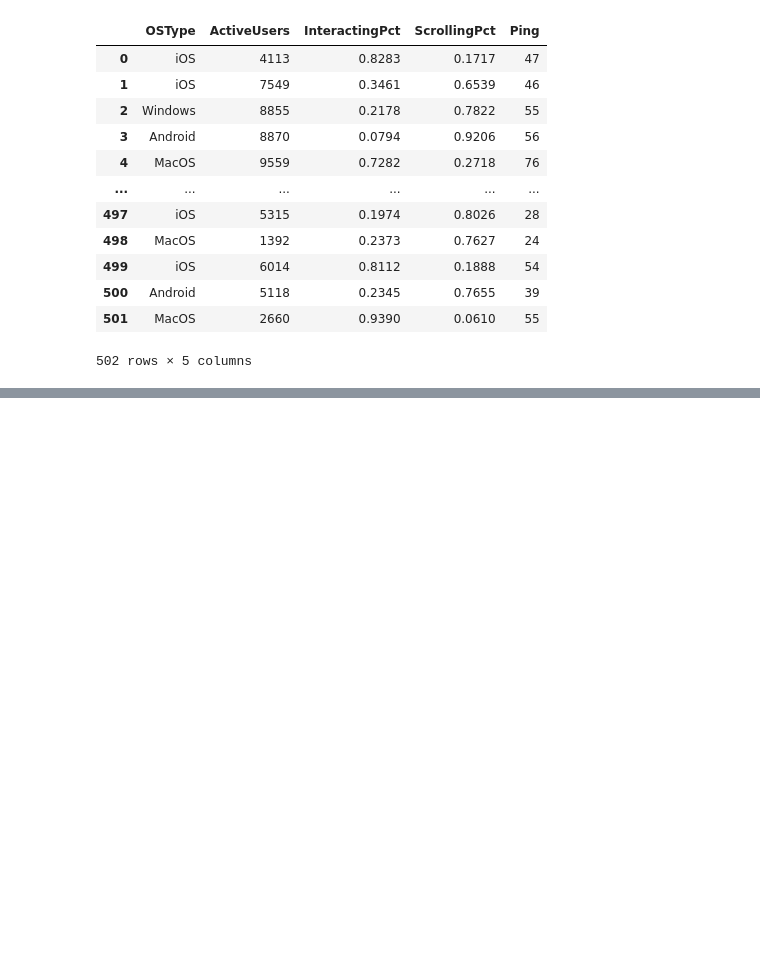
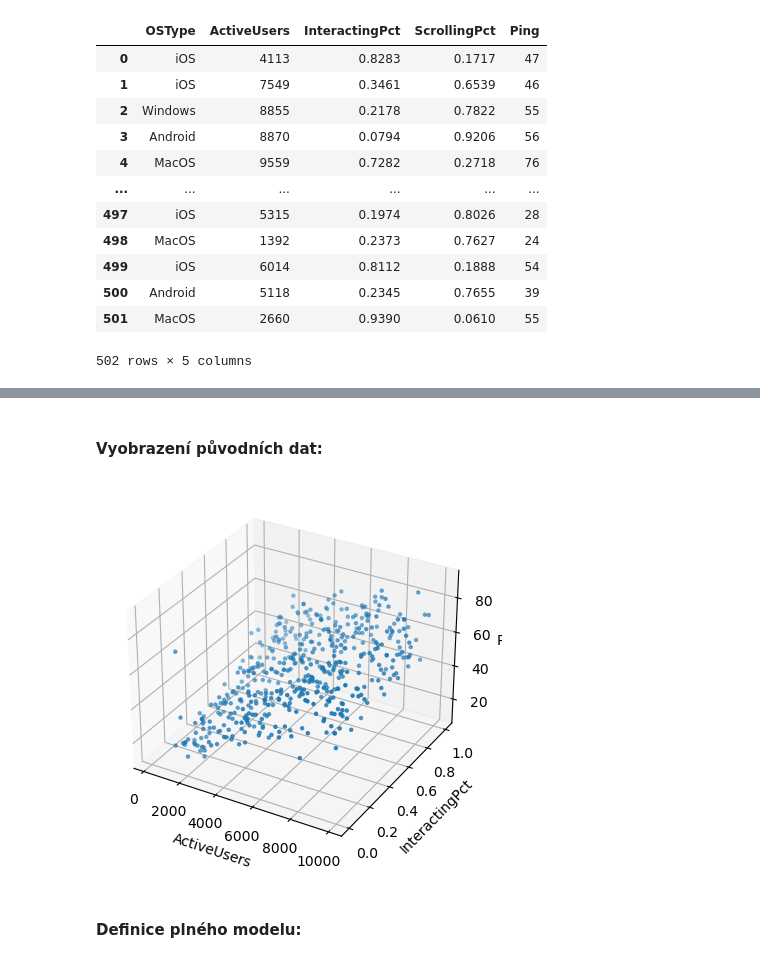
Before and after one commit to davidchocholaty/BUT-FIT-MSP-2, a Jupyter notebook: solution.ipynb, the cells around one changed output, grey strips where cells are left out. Drawn from its saved outputs; the diff is of its cells as text; code cells hidden in the pictures; blank space fills up the shorter version.

```diff
--- a/solution.ipynb
+++ b/solution.ipynb
@@ -502,0 +466,23 @@ df_2
+# %% [markdown]
+#### Vyobrazení původních dat:
+# %%
+fig = plt.figure()
+ax = fig.add_subplot(111, projection='3d')
+
+active_users_max = max(df_2.ActiveUsers)
+
+x = np.arange(0, 10000, 100)
+y = np.arange(0.0, 1.0, 0.01)
+X, Y = np.meshgrid(x, y)
+
+# Vykreslení původních dat.
+ax.scatter(df_2.ActiveUsers, df_2.InteractingPct, df_2.Ping, marker='.')
+
+ax.set_xlabel('ActiveUsers')
+ax.set_ylabel('InteractingPct')
+ax.set_zlabel('Ping') # TODO vyobrazeni cropuje label
+plt.show()
+# %% [output]
+[figure, added]
+# %% [markdown]
+#### Definice plného modelu:
```
Also changed, not shown: parts of 85 cells of this notebook.
